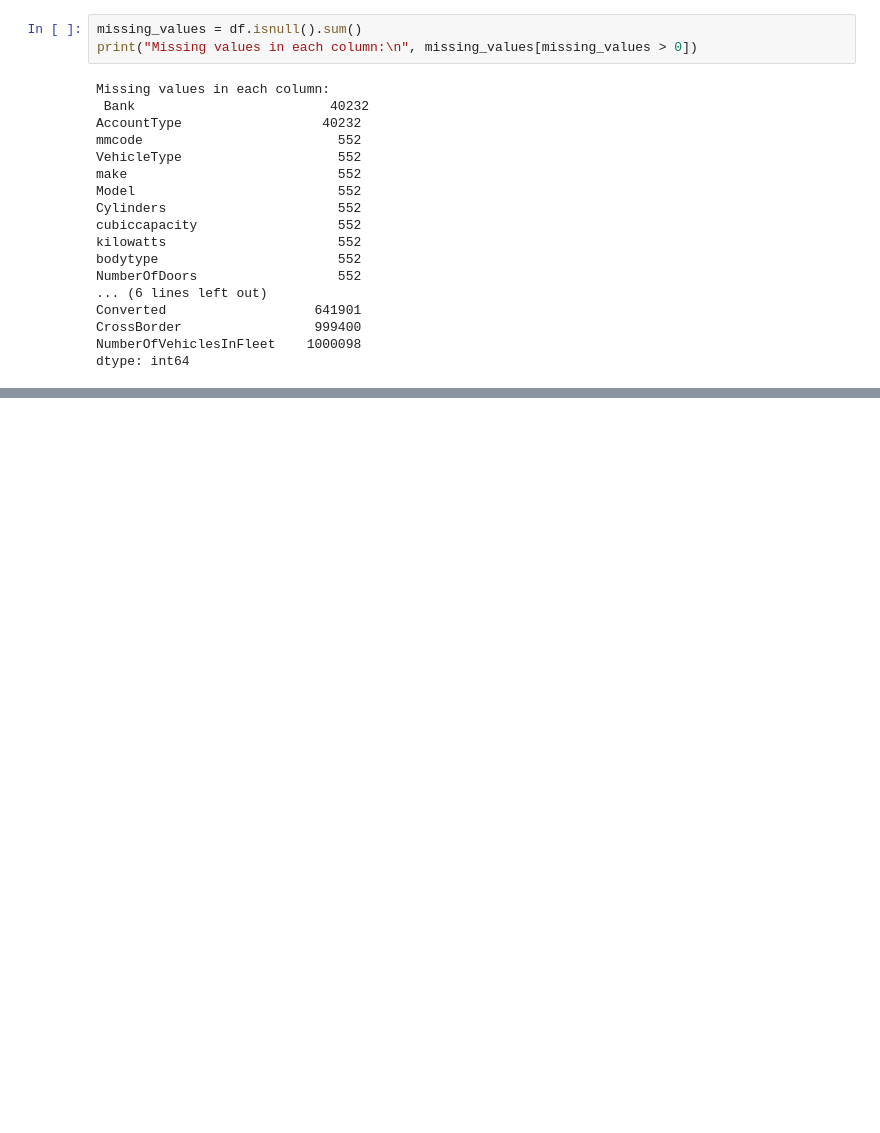
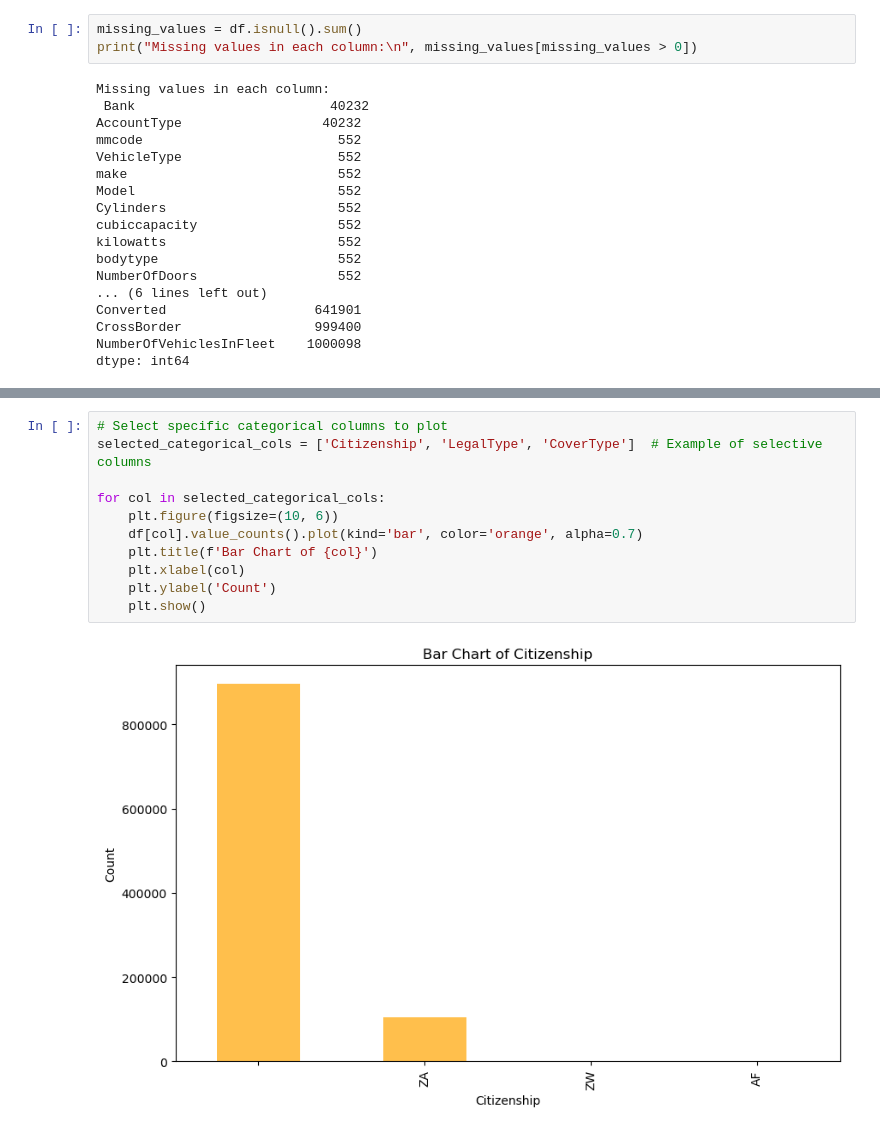
Before and after one commit to kebaHailu/AlphaCare_Insurance_ML, a Jupyter notebook: notebooks/ExploratoryDataAnalysis.ipynb, the cells around one changed output, grey strips where cells are left out. Drawn from its saved outputs; the diff is of its cells as text; blank space fills up the shorter version.

```diff
--- a/notebooks/ExploratoryDataAnalysis.ipynb
+++ b/notebooks/ExploratoryDataAnalysis.ipynb
@@ -111,0 +125,13 @@ ERROR: unrecognized arguments: # Initialize DVC in the project
+# %%
+# Select specific categorical columns to plot
+selected_categorical_cols = ['Citizenship', 'LegalType', 'CoverType']  # Example of selective columns
+
+for col in selected_categorical_cols:
+    plt.figure(figsize=(10, 6))
+    df[col].value_counts().plot(kind='bar', color='orange', alpha=0.7)
+    plt.title(f'Bar Chart of {col}')
+    plt.xlabel(col)
+    plt.ylabel('Count')
+    plt.show()
+# %% [output]
+[figure, added]
```
Also changed, not shown: parts of 11 cells of this notebook.
